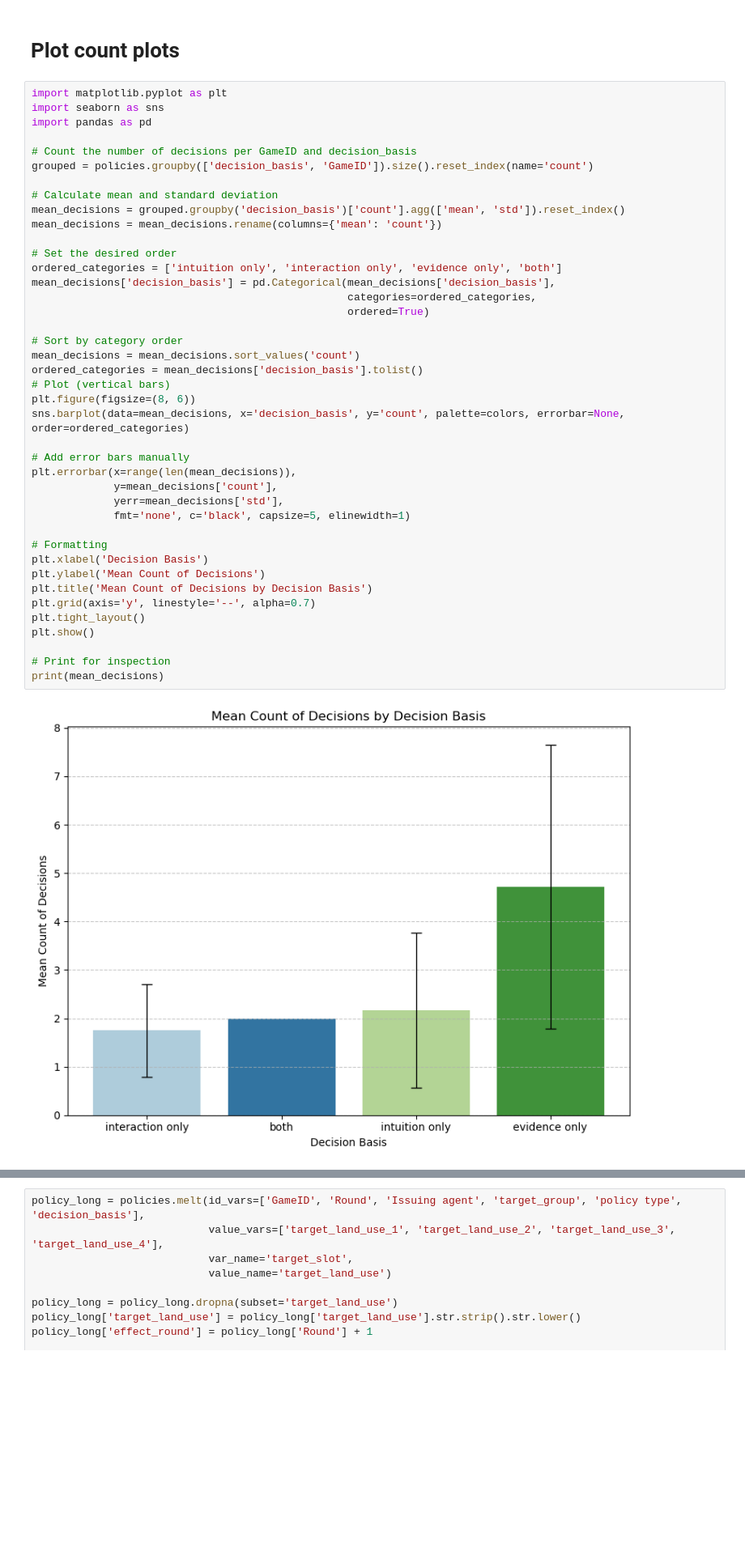
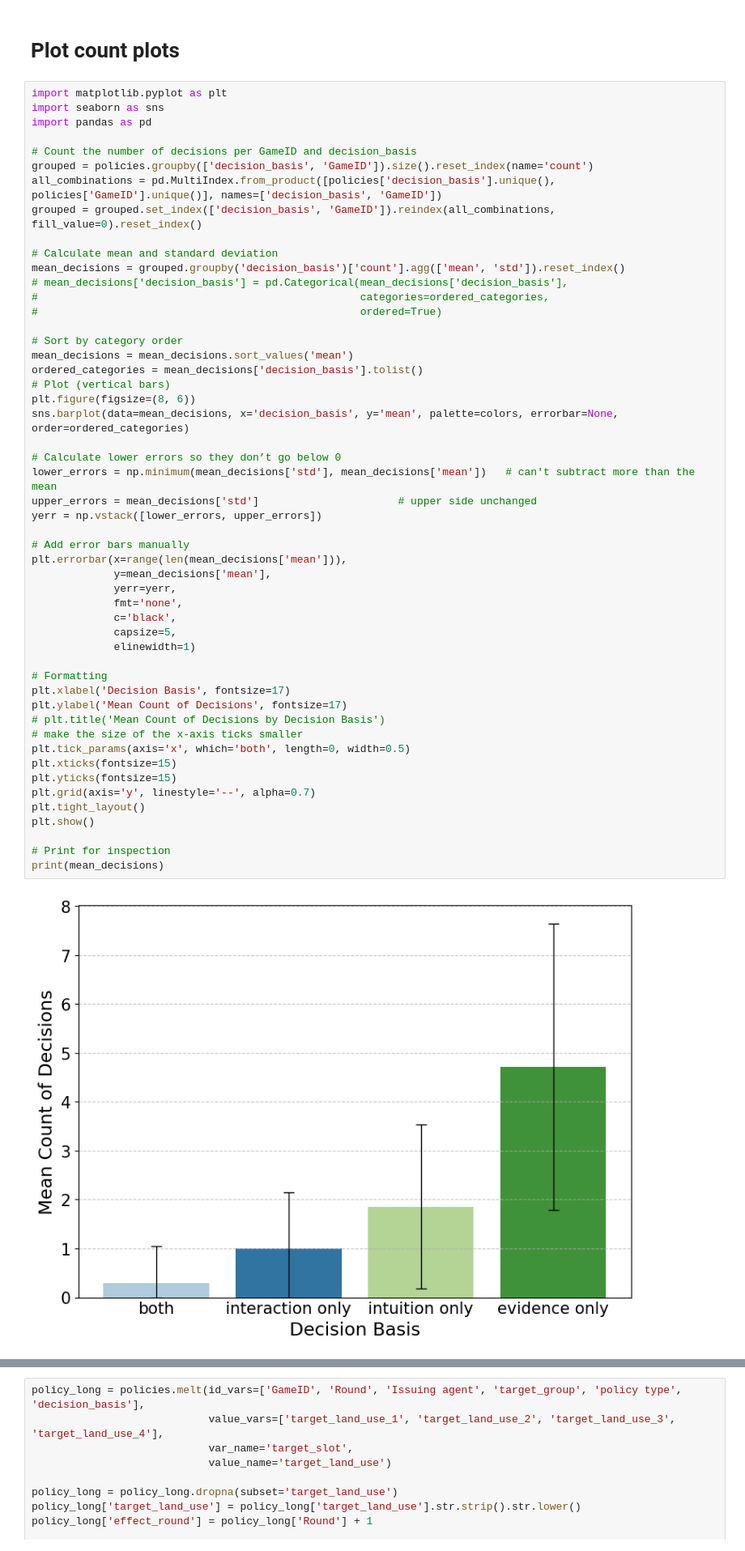
Before and after one commit to giava90/games-and-policy-effectivness, a Jupyter notebook: key_stats_and_rank_correlation_analysis.ipynb, the cells around one changed output, grey strips where cells are left out. Shown at 81% size. Saved outputs shown, nothing was run; the diff lists cells and outputs as text; blank space fills up the shorter version.

```diff
--- a/key_stats_and_rank_correlation_analysis.ipynb
+++ b/key_stats_and_rank_correlation_analysis.ipynb
@@ -89,43 +89,53 @@ Name: count, dtype: int64
 # %%
 import matplotlib.pyplot as plt
 import seaborn as sns
 import pandas as pd
 
 # Count the number of decisions per GameID and decision_basis
 grouped = policies.groupby(['decision_basis', 'GameID']).size().reset_index(name='count')
+all_combinations = pd.MultiIndex.from_product([policies['decision_basis'].unique(), policies['GameID'].unique()], names=['decision_basis', 'GameID'])
+grouped = grouped.set_index(['decision_basis', 'GameID']).reindex(all_combinations, fill_value=0).reset_index()
 
 # Calculate mean and standard deviation
 mean_decisions = grouped.groupby('decision_basis')['count'].agg(['mean', 'std']).reset_index()
-mean_decisions = mean_decisions.rename(columns={'mean': 'count'})
-
-# Set the desired order
-ordered_categories = ['intuition only', 'interaction only', 'evidence only', 'both']
-mean_decisions['decision_basis'] = pd.Categorical(mean_decisions['decision_basis'],
-                                                  categories=ordered_categories,
-                                                  ordered=True)
+# mean_decisions['decision_basis'] = pd.Categorical(mean_decisions['decision_basis'],
+#                                                   categories=ordered_categories,
+#                                                   ordered=True)
 
 # Sort by category order
-mean_decisions = mean_decisions.sort_values('count')
+mean_decisions = mean_decisions.sort_values('mean')
 ordered_categories = mean_decisions['decision_basis'].tolist()
 # Plot (vertical bars)
 plt.figure(figsize=(8, 6))
-sns.barplot(data=mean_decisions, x='decision_basis', y='count', palette=colors, errorbar=None, order=ordered_categories)
+sns.barplot(data=mean_decisions, x='decision_basis', y='mean', palette=colors, errorbar=None, order=ordered_categories)
+
+# Calculate lower errors so they don’t go below 0
+lower_errors = np.minimum(mean_decisions['std'], mean_decisions['mean'])   # can't subtract more than the mean
+upper_errors = mean_decisions['std']                      # upper side unchanged
+yerr = np.vstack([lower_errors, upper_errors])
 
 # Add error bars manually
-plt.errorbar(x=range(len(mean_decisions)),
-             y=mean_decisions['count'],
-             yerr=mean_decisions['std'],
-             fmt='none', c='black', capsize=5, elinewidth=1)
+plt.errorbar(x=range(len(mean_decisions['mean'])),
+             y=mean_decisions['mean'],
+             yerr=yerr,
+             fmt='none',
+             c='black',
+             capsize=5,
+             elinewidth=1)
 
 # Formatting
-plt.xlabel('Decision Basis')
-plt.ylabel('Mean Count of Decisions')
-plt.title('Mean Count of Decisions by Decision Basis')
+plt.xlabel('Decision Basis', fontsize=17)
+plt.ylabel('Mean Count of Decisions', fontsize=17)
+# plt.title('Mean Count of Decisions by Decision Basis')
+# make the size of the x-axis ticks smaller
+plt.tick_params(axis='x', which='both', length=0, width=0.5)
+plt.xticks(fontsize=15)
+plt.yticks(fontsize=15)
 plt.grid(axis='y', linestyle='--', alpha=0.7)
 plt.tight_layout()
 plt.show()
 
 # Print for inspection
 print(mean_decisions)
 # %% [output]
-[figure, old version]
+[figure, new version]
```
Also changed, not shown: parts of 7 cells of this notebook, 1 other file.
